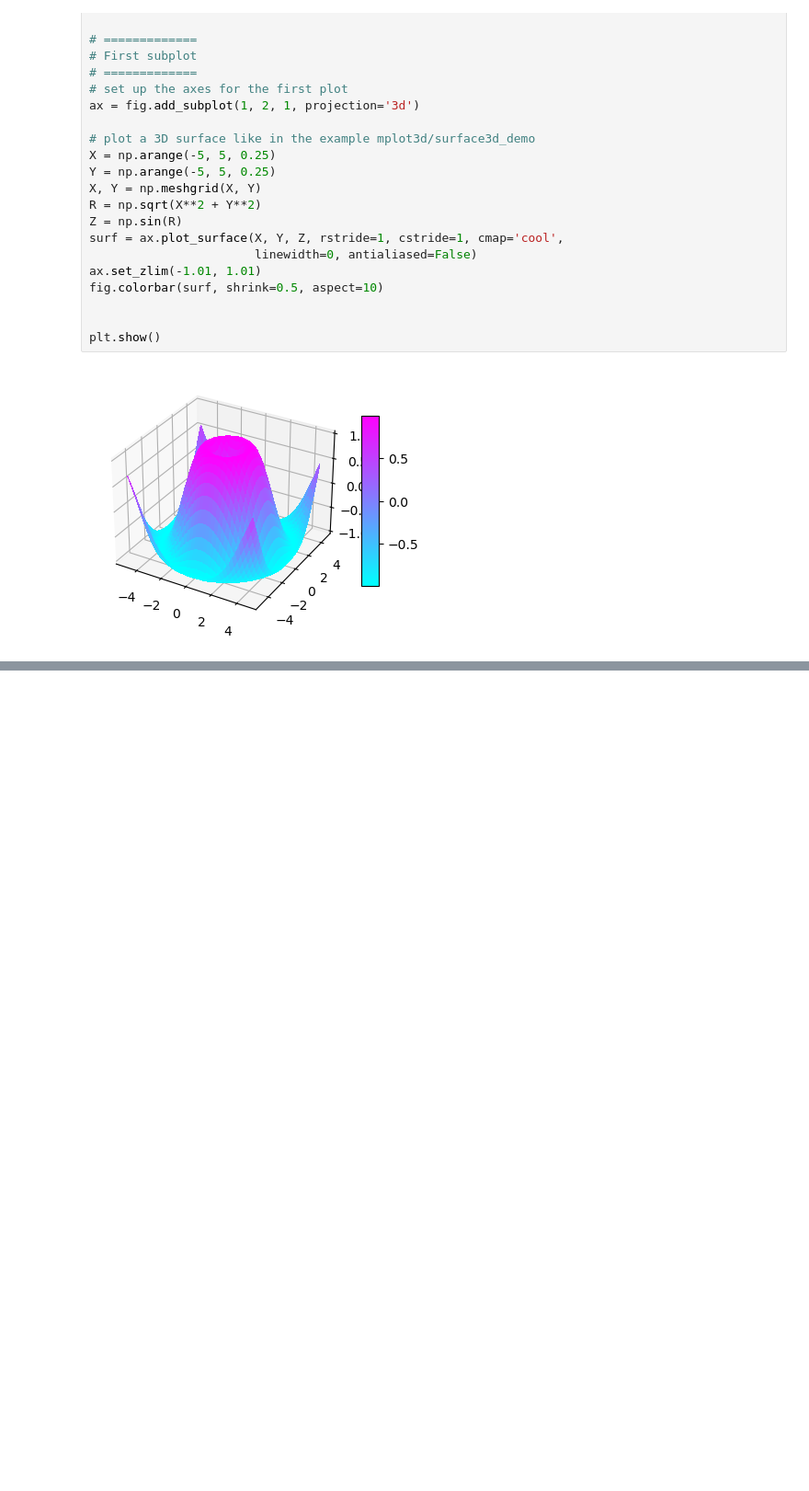
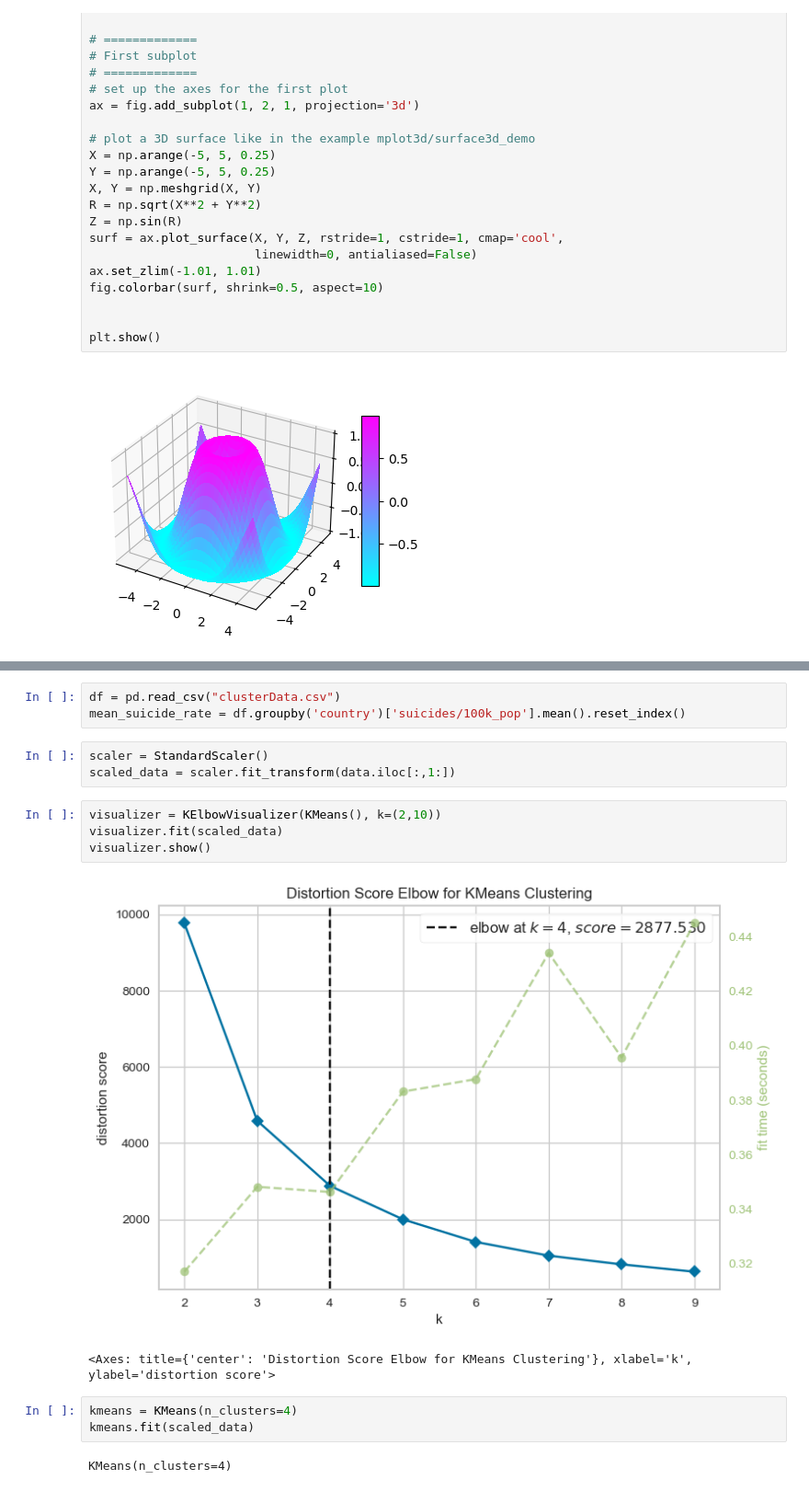
Before and after one commit to Dnezzhello/Suicide-Rates-, a Jupyter notebook: test.ipynb, the cells around one changed output, grey strips where cells are left out. Shown: that part at 92% size. Cells and saved outputs as stored; diff of their text form; blank space fills up the shorter version.

```diff
--- a/test.ipynb
+++ b/test.ipynb
@@ -245,0 +272,18 @@ plt.show()
+# %%
+df = pd.read_csv("clusterData.csv")
+mean_suicide_rate = df.groupby('country')['suicides/100k_pop'].mean().reset_index()
+# %%
+scaler = StandardScaler()
+scaled_data = scaler.fit_transform(data.iloc[:,1:])
+# %%
+visualizer = KElbowVisualizer(KMeans(), k=(2,10))
+visualizer.fit(scaled_data)
+visualizer.show()
+# %% [output]
+[figure, added]
+<Axes: title={'center': 'Distortion Score Elbow for KMeans Clustering'}, xlabel='k', ylabel='distortion score'>
+# %%
+kmeans = KMeans(n_clusters=4)
+kmeans.fit(scaled_data)
+# %% [output]
+KMeans(n_clusters=4)
```
Also changed, not shown: parts of 16 cells of this notebook, 1 other file.
